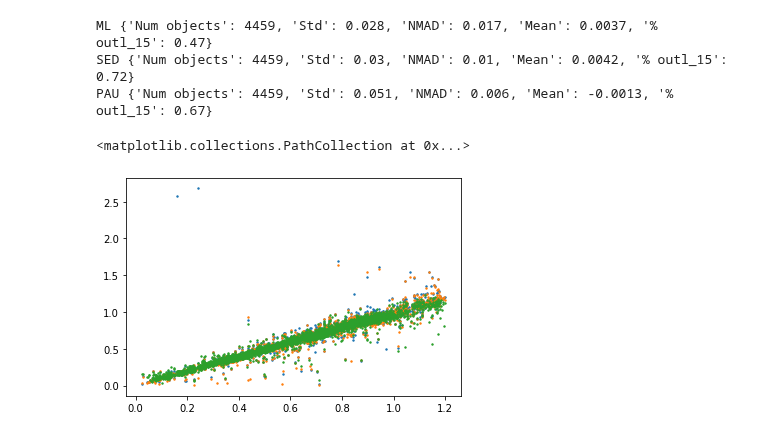
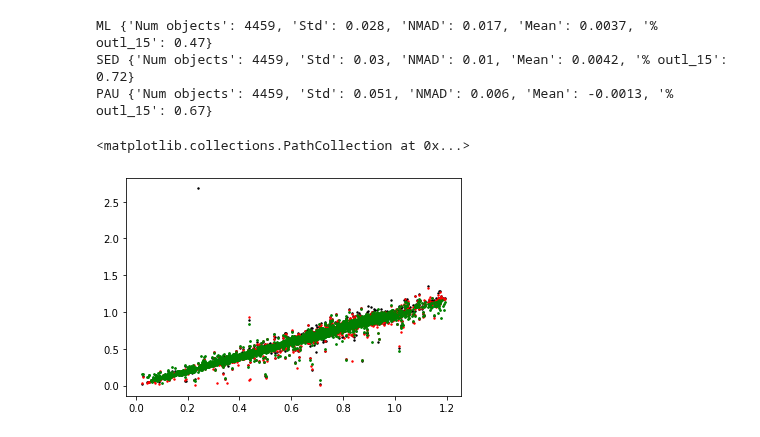
Before and after one commit to ShrRa/COSMOS_SOM, a Jupyter notebook: CheckOutPAUS.ipynb, the cells around one changed output. Saved outputs shown, nothing was run; the diff lists cells and outputs as text; code cells hidden in the pictures.

Commit message:
Minor changes of plots

```diff
--- a/CheckOutPAUS.ipynb
+++ b/CheckOutPAUS.ipynb
@@ -163,9 +163,9 @@ ML {'Num objects': 4459, 'Std': 0.028, 'NMAD': 0.017, 'Mean': 0.0037, '% outl_15
 SED {'Num objects': 4459, 'Std': 0.03, 'NMAD': 0.01, 'Mean': 0.0042, '% outl_15': 0.72}
 PAU {'Num objects': 4459, 'Std': 0.051, 'NMAD': 0.006, 'Mean': -0.0013, '% outl_15': 0.67}
 # %%
-plt.scatter(t['specZ'],t['photoZ_PAU'],s=2)
-plt.scatter(t['specZ'],t['photoZ_SED'],s=2)
-plt.scatter(t['specZ'],t['photoZ_ML'],s=2)
+plt.scatter(t['specZ'],t['photoZ_PAU'],s=2,color='black')
+plt.scatter(t['specZ'],t['photoZ_SED'],s=2,color='red')
+plt.scatter(t['specZ'],t['photoZ_ML'],s=3,color='green')
 # %% [output]
 <matplotlib.collections.PathCollection at 0x...>
-[figure, old version]
+[figure, new version]
```
Also changed, not shown: parts of 1 cell of this notebook.
